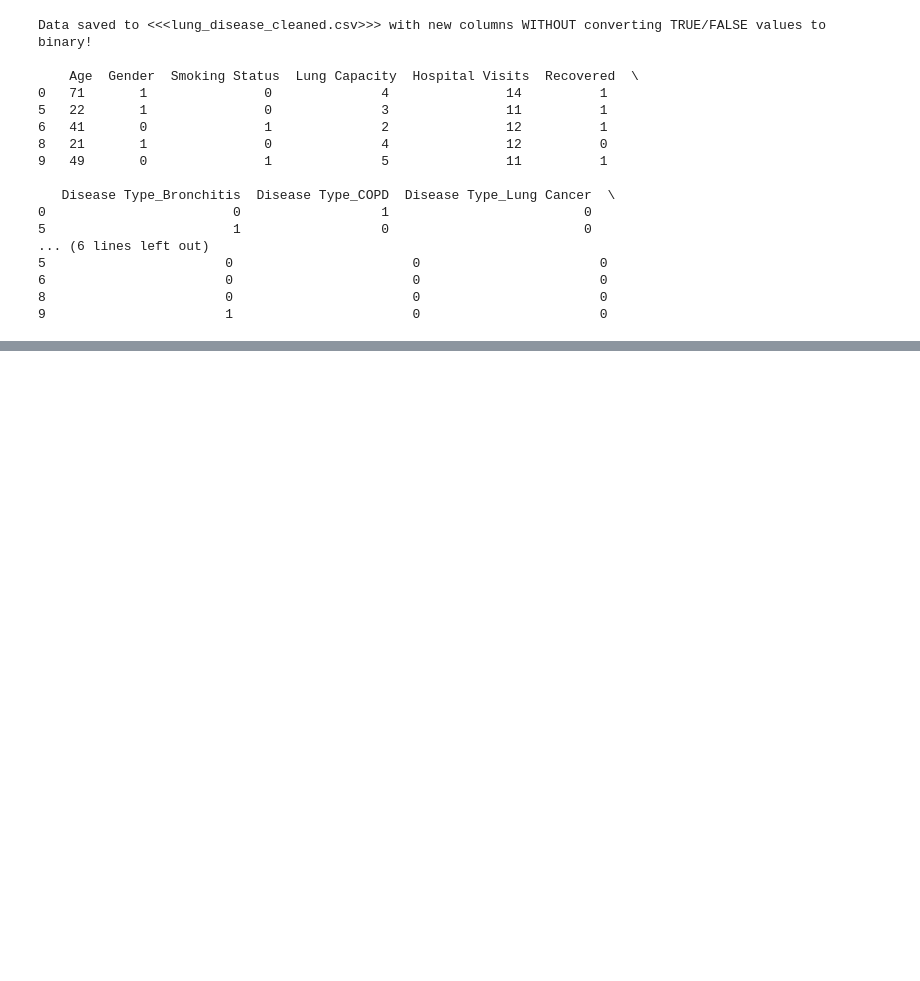
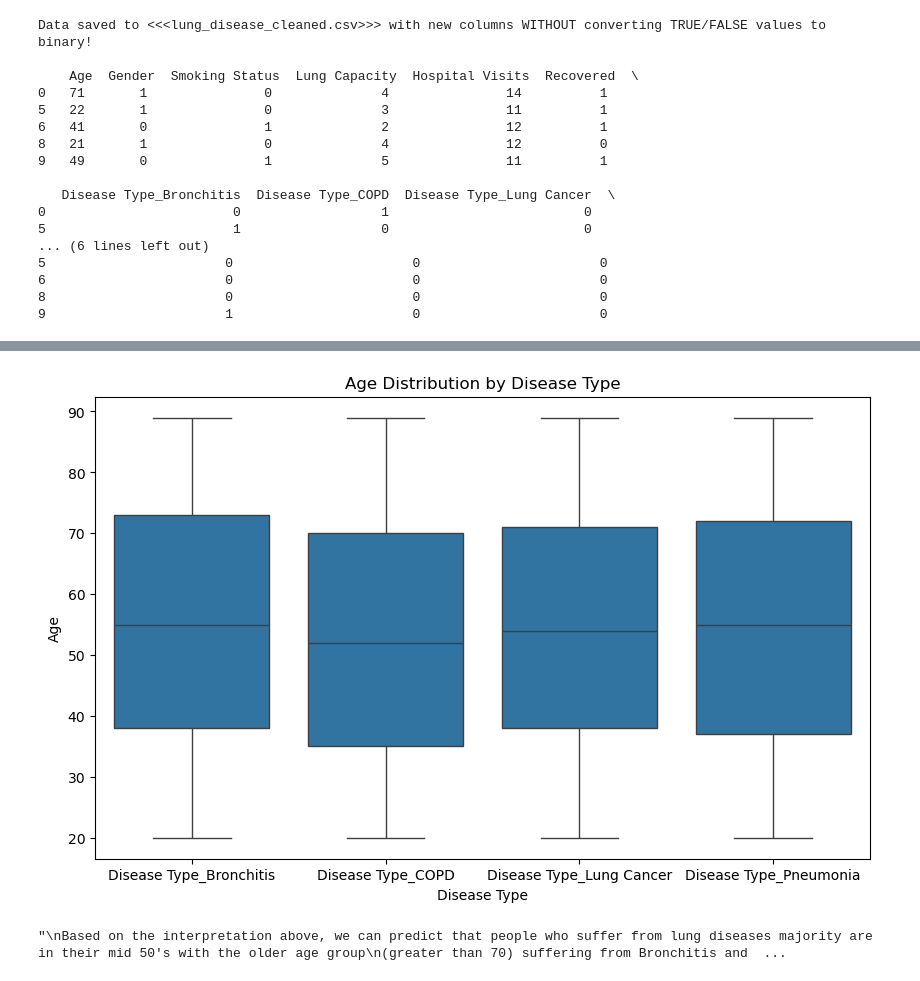
Before and after one commit to ramprashant66/CSC177_Poject1, a Jupyter notebook: Assignment1.ipynb, the cells around one changed output, grey strips where cells are left out. Saved outputs shown, nothing was run; the diff lists cells and outputs as text; code cells hidden in the pictures; blank space fills up the shorter version.

```diff
--- a/Assignment1.ipynb
+++ b/Assignment1.ipynb
@@ -241 +241,36 @@ matPlot.show()
 [figure]
+# %%
+'''
+This block plots the Disease columns with the Age column.
+'''
+#melt the disease type columns into a single column
+diseaseTypes = ['Disease Type_Bronchitis', 'Disease Type_COPD', 'Disease Type_Lung Cancer', 'Disease Type_Pneumonia']
+data_melted = data.melt(id_vars=['Age'], value_vars=disease_columns, var_name='Disease Type', value_name='Has Disease')
+
+#only get the rows with the disease
+data_melted = data_melted[data_melted['Has Disease'] == 1]
+
+#plot the data
+matPlot.figure(figsize=(10, 6))
+seaborn.boxplot(x='Disease Type', y='Age', data=data_melted)
+matPlot.title('Age Distribution by Disease Type')
+matPlot.xlabel('Disease Type')
+matPlot.ylabel('Age')
+matPlot.show()
+
+#Intepretation
+'''
+It seems that patients suffering from Bronchitis had 1/4 of them of ages between 20 - 38 and the other 1/4 between 74 - 89. The median age
+group (1/2) suffering from this dieases were about 55.
+For COPD, the first 1/4 were between 20 -35 and their upper 1/4 were between 70 - 89 while the median age was about 53.
+For Lung cancer, the first 1/4 were between 20 -35 and their upper 1/4 were between 70 - 89 while the median age was about 54.
+For Pnuemonia, the first 1/4 were between 20 -38 and their upper 1/4 were between 72 - 89 while the median age was about 55.
+'''
+#Insights
+'''
+Based on the interpretation above, we can predict that people who suffer from lung diseases majority are in their mid 50's with the older age group
+(greater than 70) suffering from Bronchitis and Pneumonia.
+'''
+# %% [output]
+[figure, added]
+"\nBased on the interpretation above, we can predict that people who suffer from lung diseases majority are in their mid 50's with the older age group\n(greater than 70) suffering from Bronchitis and  ...
```
Also changed, not shown: parts of 6 cells of this notebook.
